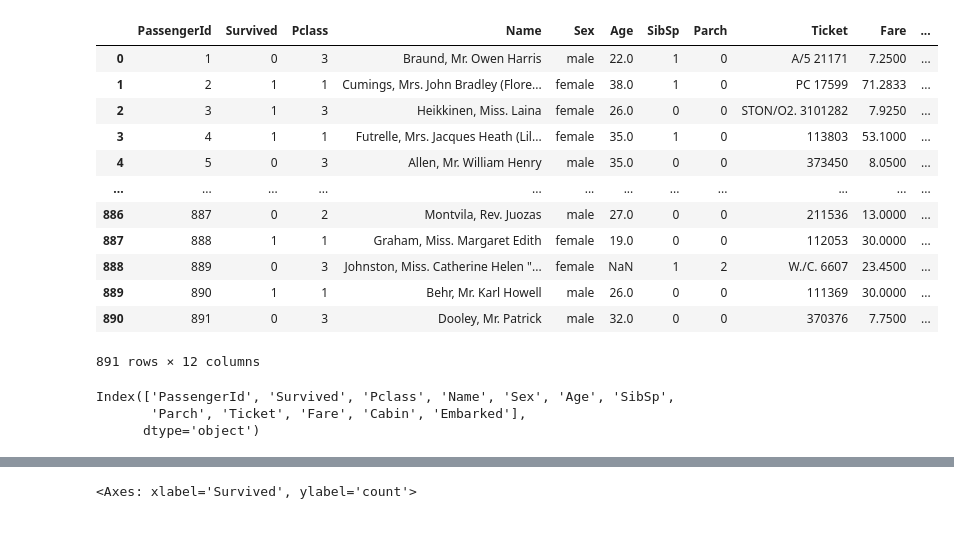
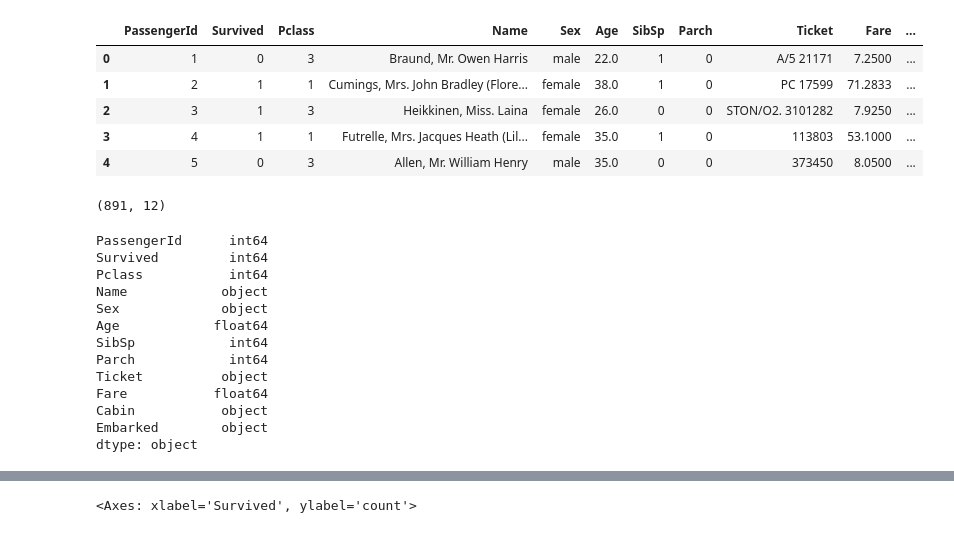
Before and after one commit to Manzihilbert/Data-Analysis, a Jupyter notebook: Titanic dataset/train.ipynb, the cells around one changed output, grey strips where cells are left out. Cells and saved outputs as stored; diff of their text form; code cells hidden in the pictures.

```diff
--- a/train.ipynb
+++ b/Titanic dataset/train.ipynb
@@ -4,26 +5,35 @@ import matplotlib as mlp
 import seaborn as sns
 # %%
+#reading the data
 file = 'train.csv'
 titanic = pd.read_csv(file)
-titanic
+titanic.head()
 # %% [output]
 |  | PassengerId | Survived | Pclass | Name | Sex | Age | SibSp | Parch | Ticket | Fare | ... |
 | 0 | 1 | 0 | 3 | Braund, Mr. Owen Harris | male | 22.0 | 1 | 0 | A/5 21171 | 7.2500 | ... |
 | 1 | 2 | 1 | 1 | Cumings, Mrs. John Bradley (Flore... | female | 38.0 | 1 | 0 | PC 17599 | 71.2833 | ... |
 | 2 | 3 | 1 | 3 | Heikkinen, Miss. Laina | female | 26.0 | 0 | 0 | STON/O2. 3101282 | 7.9250 | ... |
 | 3 | 4 | 1 | 1 | Futrelle, Mrs. Jacques Heath (Lil... | female | 35.0 | 1 | 0 | 113803 | 53.1000 | ... |
 | 4 | 5 | 0 | 3 | Allen, Mr. William Henry | male | 35.0 | 0 | 0 | 373450 | 8.0500 | ... |
-| ... | ... | ... | ... | ... | ... | ... | ... | ... | ... | ... | ... |
-| 886 | 887 | 0 | 2 | Montvila, Rev. Juozas | male | 27.0 | 0 | 0 | 211536 | 13.0000 | ... |
-| 887 | 888 | 1 | 1 | Graham, Miss. Margaret Edith | female | 19.0 | 0 | 0 | 112053 | 30.0000 | ... |
-| 888 | 889 | 0 | 3 | Johnston, Miss. Catherine Helen "... | female | NaN | 1 | 2 | W./C. 6607 | 23.4500 | ... |
-| 889 | 890 | 1 | 1 | Behr, Mr. Karl Howell | male | 26.0 | 0 | 0 | 111369 | 30.0000 | ... |
-| 890 | 891 | 0 | 3 | Dooley, Mr. Patrick | male | 32.0 | 0 | 0 | 370376 | 7.7500 | ... |
-891 rows × 12 columns
+# %%
+#checking the number of rows and columns
+titanic.shape
+# %% [output]
+(891, 12)
 # %%
-#data cleaning
-titanic.columns
+#checking the data types
+titanic.dtypes
 # %% [output]
-Index(['PassengerId', 'Survived', 'Pclass', 'Name', 'Sex', 'Age', 'SibSp',
-       'Parch', 'Ticket', 'Fare', 'Cabin', 'Embarked'],
-      dtype='object')
+PassengerId      int64
+Survived         int64
+Pclass           int64
+Name            object
+Sex             object
+Age            float64
+SibSp            int64
+Parch            int64
+Ticket          object
+Fare           float64
+Cabin           object
+Embarked        object
+dtype: object
```
Also changed, not shown: parts of 26 cells of this notebook, 1 other file.
